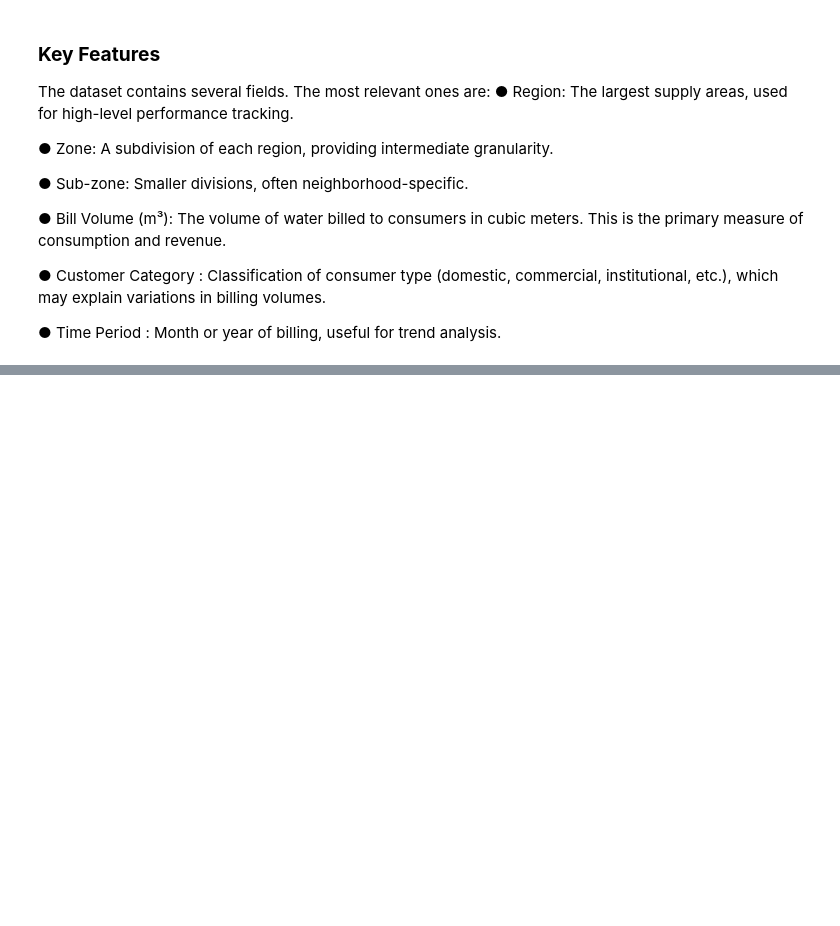
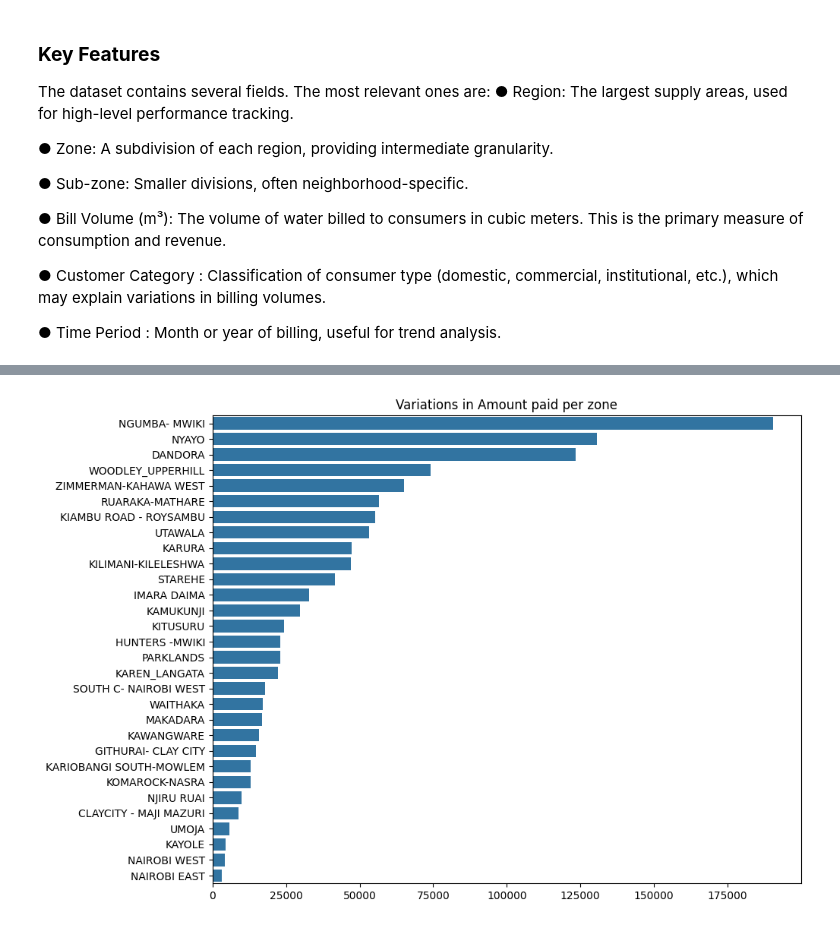
Before and after one commit to Assesa44/water-loss-reduction-through-smart-metering, a Jupyter notebook: Notebooks/Final/nairobi_water_loss.ipynb, the cells around one changed output, grey strips where cells are left out. Drawn from its saved outputs; the diff is of its cells as text; code cells hidden in the pictures; blank space fills up the shorter version.

```diff
--- a/Notebooks/Final/nairobi_water_loss.ipynb
+++ b/Notebooks/Final/nairobi_water_loss.ipynb
@@ -624,0 +592,13 @@ print(engineered_df.head())
+# %%
+# Group by 'ZONE' and calculate standard deviation of 'BILL_AMOUNT'
+zone_variability = df_filtered.groupby('ZONE')['BILL_AMOUNT'].std().reset_index()
+
+# Rename column for clarity
+zone_variability.columns = ['ZONE', 'STD_BILL_AMOUNT']
+
+# Sort descending to see which zone has the highest variability
+zone_variability_sorted = zone_variability.sort_values(by='STD_BILL_AMOUNT', ascending=False)
+
+Plot.barplot(zone_variability_sorted, "STD_BILL_AMOUNT", "ZONE","Variations in Amount paid per zone")
+# %% [output]
+[figure, added]
```
Also changed, not shown: parts of 86 cells of this notebook.
